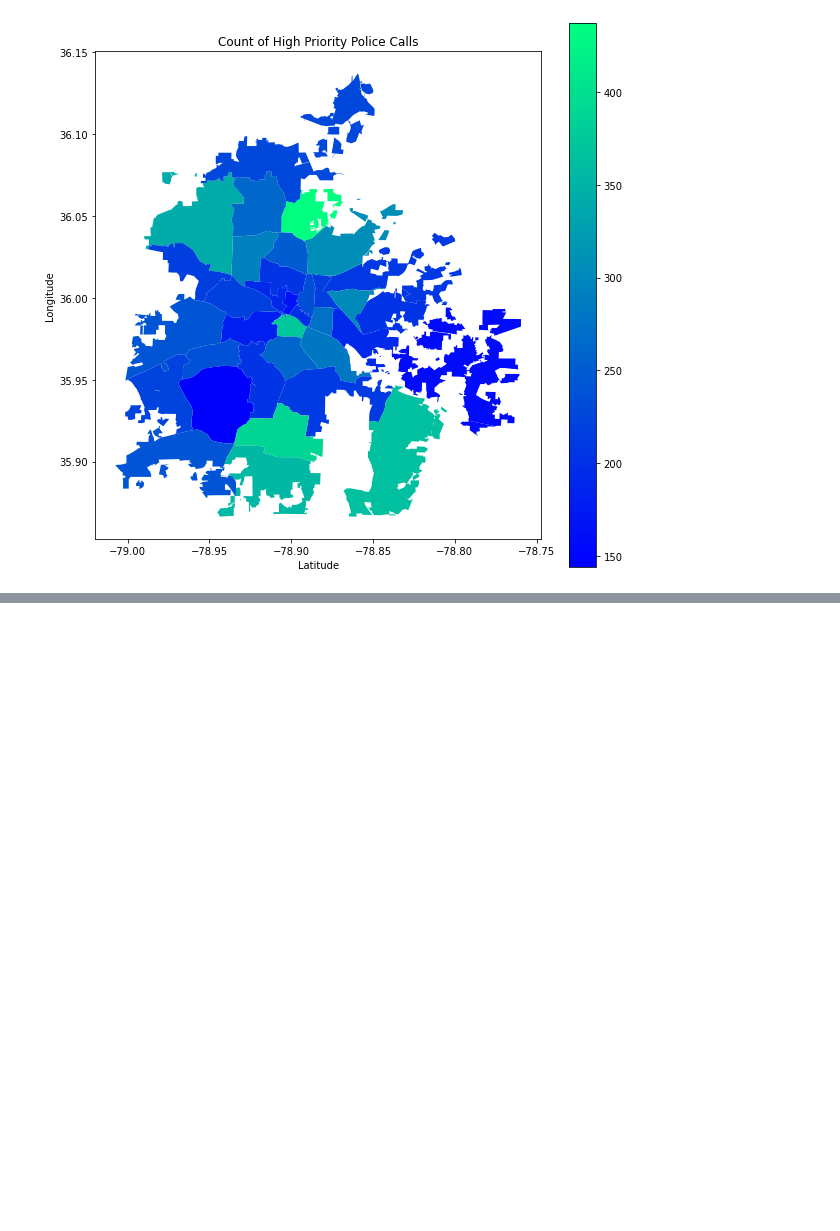
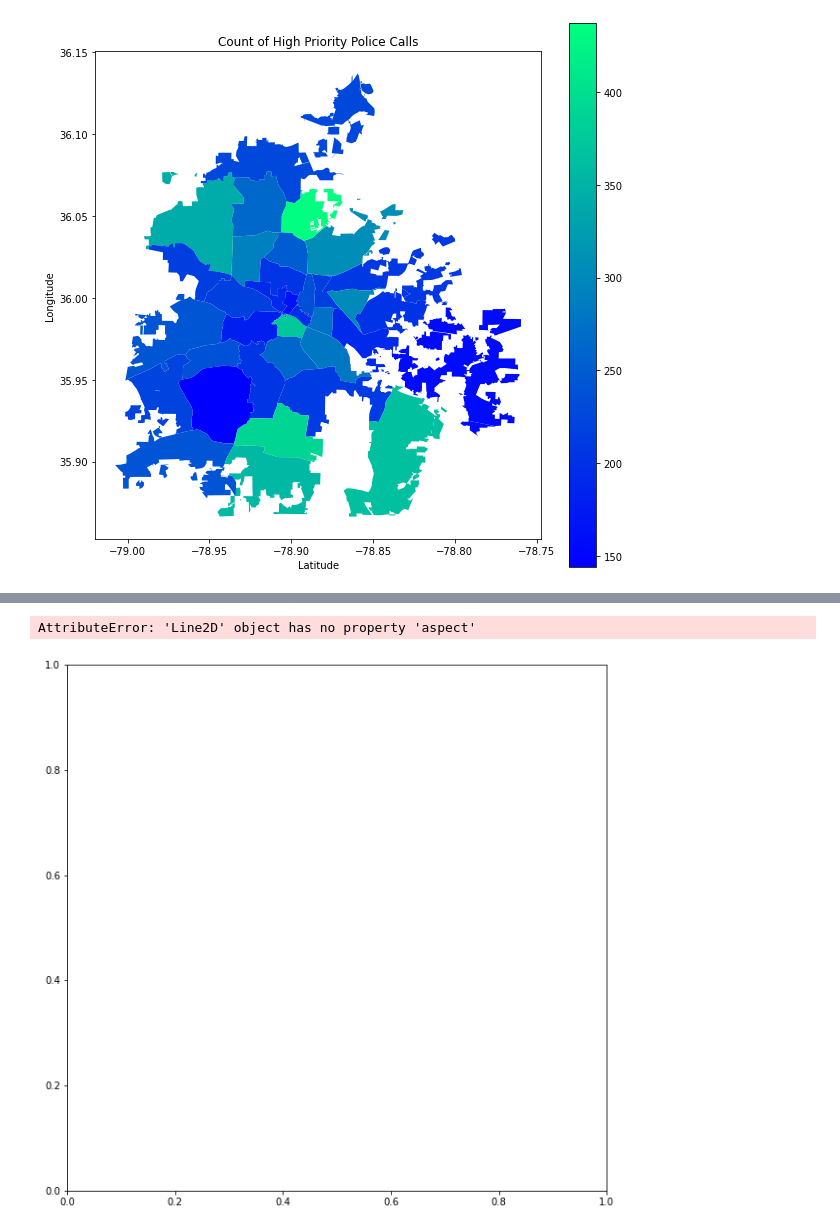
Before and after one commit to sadiesheridan/dataplus-project27-community-safety-durham, a Jupyter notebook: 10_code/EDA.ipynb, the cells around one changed output, grey strips where cells are left out. Saved outputs shown, nothing was run; the diff lists cells and outputs as text; code cells hidden in the pictures; blank space fills up the shorter version.

```diff
--- a/10_code/EDA.ipynb
+++ b/10_code/EDA.ipynb
@@ -596,0 +705,14 @@ plt.show()
+# %%
+#Plot chloropleth map with merged data for Black population
+fig, ax = plt.subplots(figsize = (10,10))
+durhamracemap.plot(column='propblack',
+                                legend=True,
+                                cmap="winter", ax=ax, aspect=1);
+
+plt.title("Proportion of each Block in Durham that is Black or African American alone\n(Does not include mixed persons)", fontsize = 15)
+plt.xlabel("Latitude")
+plt.ylabel("Longitude")
+plt.show()
+# %% [output]
+AttributeError: 'Line2D' object has no property 'aspect'
+[figure, added]
```
Also changed, not shown: parts of 9 cells of this notebook.
